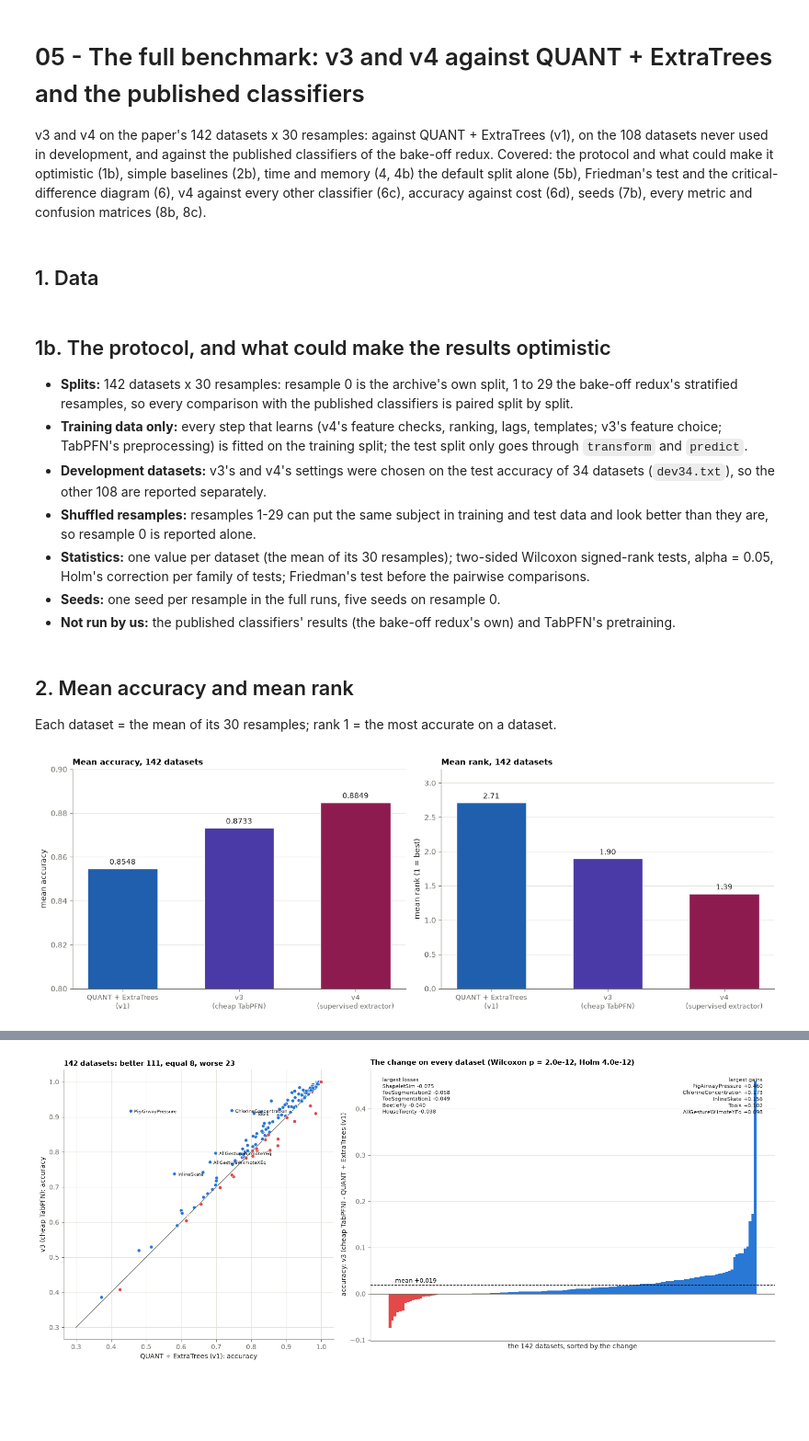
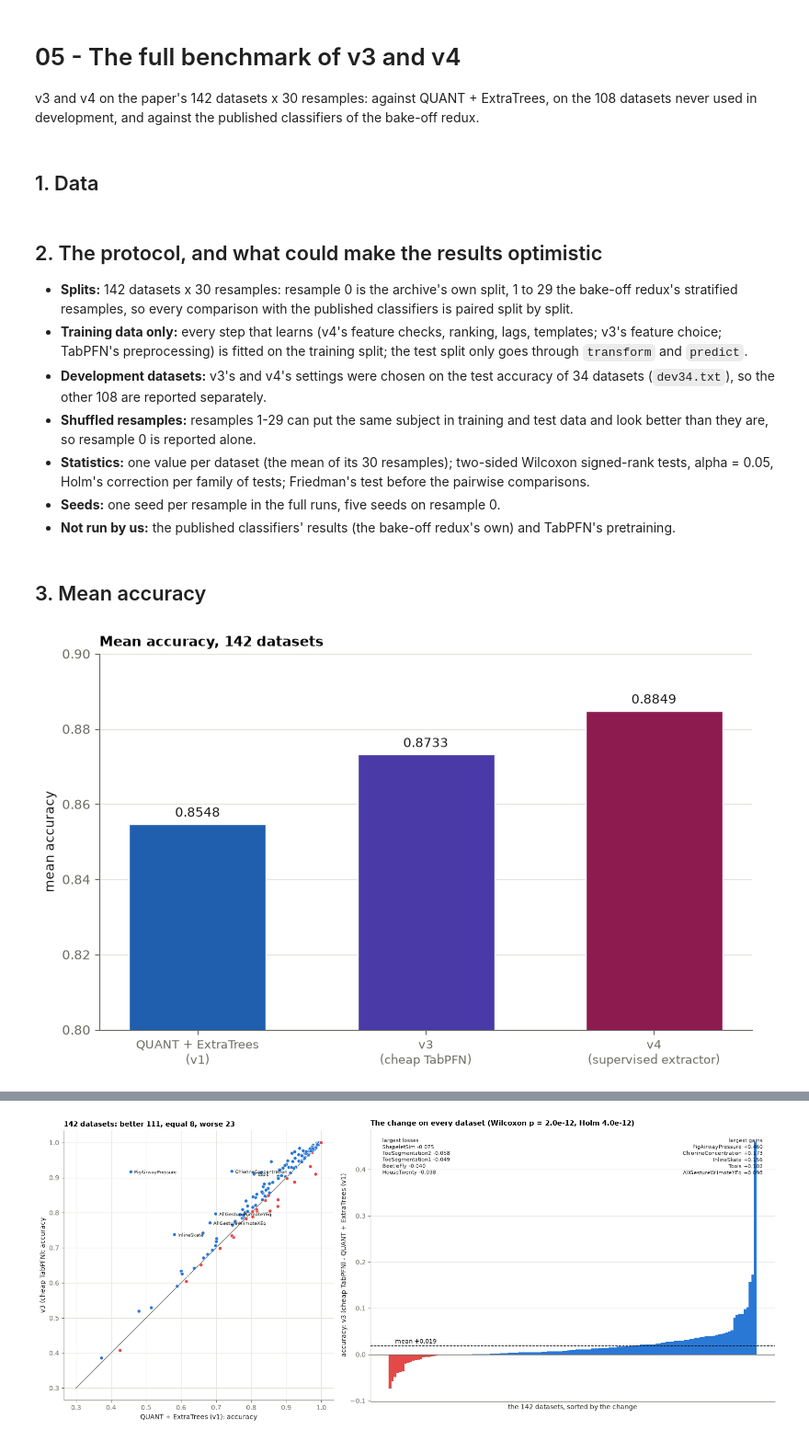
Before and after one commit to Constantin-87/quant-reproduction, a Jupyter notebook: notebooks/05_full-benchmark.ipynb, the cells around one changed output, grey strips where cells are left out. Shown at 92% size. Saved outputs shown, nothing was run; the diff lists cells and outputs as text; code cells hidden in the pictures; blank space fills up the shorter version.

```diff
--- a/notebooks/05_full-benchmark.ipynb
+++ b/notebooks/05_full-benchmark.ipynb
@@ -1,10 +1,8 @@
 # %% [markdown]
-# 05 - The full benchmark: v3 and v4 against QUANT + ExtraTrees and the published classifiers
+# 05 - The full benchmark of v3 and v4
 
-v3 and v4 on the paper's 142 datasets x 30 resamples: against QUANT + ExtraTrees (v1), on the 108 datasets never used in development, and against the
-published classifiers of the bake-off redux. Covered: the protocol and what could make it optimistic (1b), simple baselines (2b), time and memory (4, 4b)
-the default split alone (5b), Friedman's test and the critical-difference diagram (6), v4 against every other classifier (6c), accuracy against cost (6d),
-seeds (7b), every metric and confusion matrices (8b, 8c).
+v3 and v4 on the paper's 142 datasets x 30 resamples: against QUANT + ExtraTrees, on the 108 datasets never used in development, and against the
+published classifiers of the bake-off redux.
 # %% [markdown]
 ## 1. Data
 # %%
@@ -37,7 +35,7 @@ for runs in (v1_runs, v1_all_runs, v3_runs, v4_runs):
     assert len(runs) == 142 * 30 and (runs["status"] == "ok").all()
 assert (wide(v1_all_runs) == ACCURACY["v1"]).all().all()     # all cores: the same accuracy as one core, in every run
 # %% [markdown]
-## 1b. The protocol, and what could make the results optimistic
+## 2. The protocol, and what could make the results optimistic
 
 - **Splits:** 142 datasets x 30 resamples: resample 0 is the archive's own split, 1 to 29 the bake-off redux's
   stratified resamples, so every comparison with the published classifiers is paired split by split.
@@ -52,30 +50,17 @@ assert (wide(v1_all_runs) == ACCURACY["v1"]).all().all()     # all cores: the sa
 - **Seeds:** one seed per resample in the full runs, five seeds on resample 0.
 - **Not run by us:** the published classifiers' results (the bake-off redux's own) and TabPFN's pretraining.
 # %% [markdown]
-## 2. Mean accuracy and mean rank
-
-Each dataset = the mean of its 30 resamples; rank 1 = the most accurate on a dataset.
+## 3. Mean accuracy
 # %%
-fig, axes = plt.subplots(1, 2, figsize=(14, 5))
-ax = axes[0]
+fig, ax = plt.subplots(figsize=(8, 5))
 bars = ax.bar(range(len(NAMES)), MEAN[list(NAMES)].mean(), 0.6, color=[RESULT_COLORS[n] for n in NAMES],
               edgecolor="white")
 ax.bar_label(bars, fmt="{:.4f}", padding=3, fontsize=10, color=TEXT)
 ax.set_xticks(range(len(NAMES)), [NAMES[n].replace(" (", "\n(") for n in NAMES], fontsize=9)
 ax.set_ylim(0.80, 0.90)
 ax.set_ylabel("mean accuracy")
 ax.set_title("Mean accuracy, 142 datasets", loc="left")
-
-ax = axes[1]
-ranks = MEAN.rank(axis=1, ascending=False).mean()       # 1 = the most accurate on a dataset
-bars = ax.bar(range(len(NAMES)), [ranks[n] for n in NAMES], 0.6, color=[RESULT_COLORS[n] for n in NAMES],
-              edgecolor="white")
-ax.bar_label(bars, fmt="{:.2f}", padding=3, fontsize=10, color=TEXT)
-ax.set_xticks(range(len(NAMES)), [NAMES[n].replace(" (", "\n(") for n in NAMES], fontsize=9)
-ax.set_ylim(0, 3.2)
-ax.set_ylabel("mean rank (1 = best)")
-ax.set_title("Mean rank, 142 datasets", loc="left")
 fig.tight_layout()
 plt.show()
 # %% [output]
-[figure, old version]
+[figure, new version]
```
Also changed, not shown: parts of 43 cells of this notebook, 9 other files.
